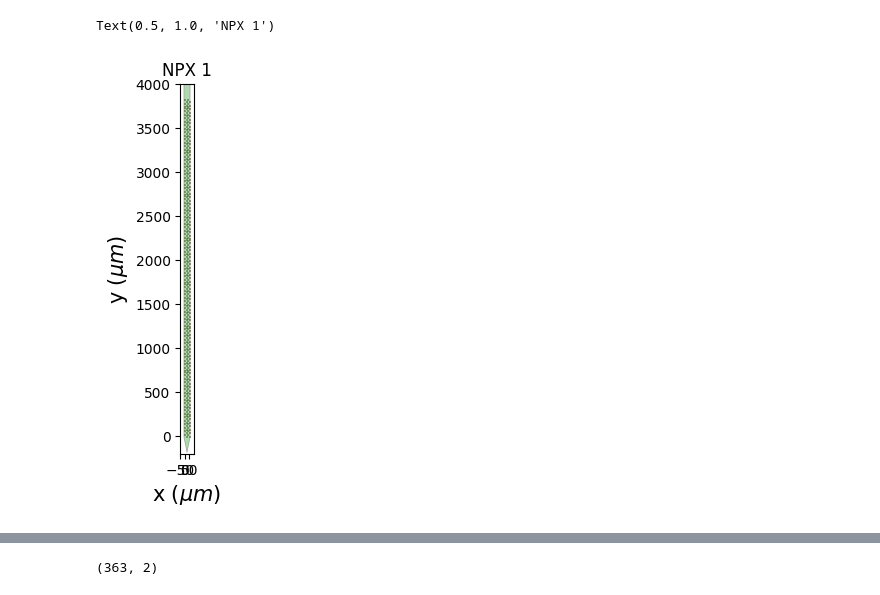
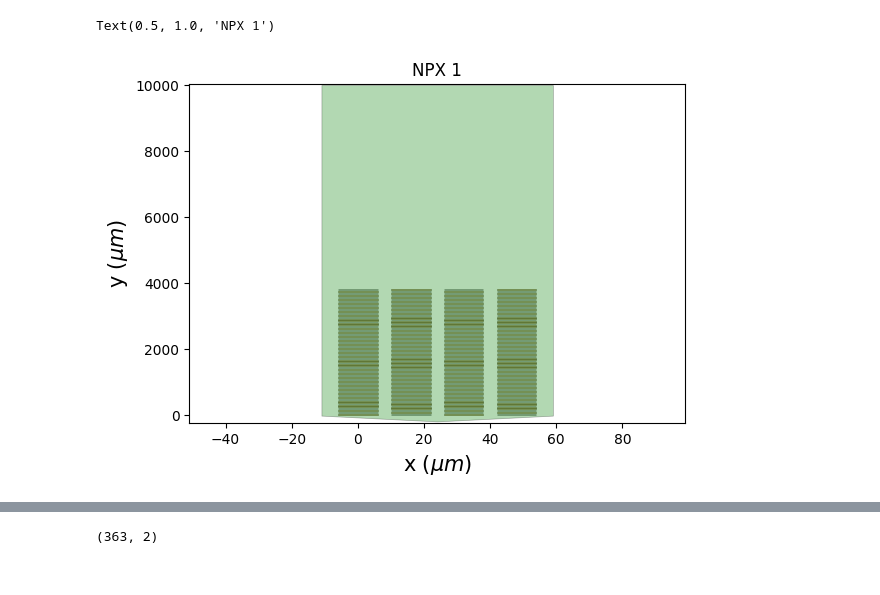
Before and after one commit to cowenowner/mbl_mouse_2024, a Jupyter notebook: student_and_instructor_code/manish/python_stuff/playWithNPX2_RR2.ipynb, the cells around one changed output, grey strips where cells are left out. Saved outputs shown, nothing was run; the diff lists cells and outputs as text; code cells hidden in the pictures.

```diff
--- a/student_and_instructor_code/manish/python_stuff/playWithNPX2_RR2.ipynb
+++ b/student_and_instructor_code/manish/python_stuff/playWithNPX2_RR2.ipynb
@@ -12,14 +11,15 @@ from probeinterface import plotting as pplot
 # %%
 # path to meta file
 meta_filename = 'D://NPX_Data//M388-2023-11-20_2_g0//M388-2023-11-20_2_g0_imec0//M388-2023-11-20_2_g0_tcat.imec0.ap.meta'
 probe = pif.read_spikeglx(meta_filename)
 fig,ax = plt.subplots()
-pplot.plot_probe(probe, ax=ax)
-ax.set_ylim([-200, 4000])
+plot_probe(probe, ax=ax)
+ax.set_aspect(0.01) # Lower values make the x axis scale larger
 ax.set_title('NPX 1')
+# ax.set_ylim([3400, 4000]) #Set this according to what you want to see
 # %% [output]
 Text(0.5, 1.0, 'NPX 1')
-[figure, old version]
+[figure, new version]
 # %%
 raw_rec = si.read_spikeglx('D://NPX_Data//M388-2023-11-20_2_g0//M388-2023-11-20_2_g0_imec0', \
                            stream_name='imec0.ap')
```
Also changed, not shown: parts of 26 cells of this notebook.
